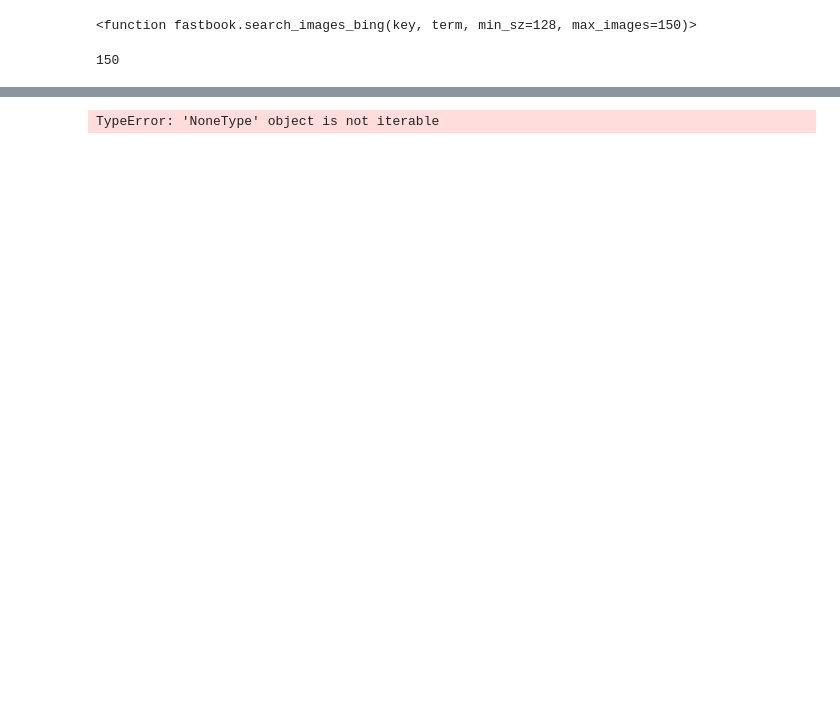
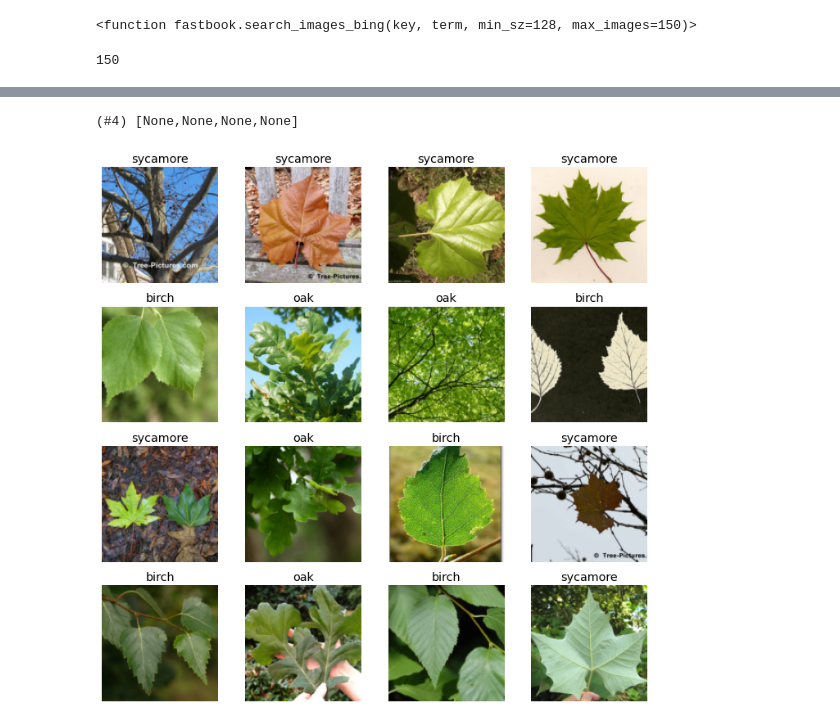
Before and after one commit to mjogrady61/deep_learning, a Jupyter notebook: my_image_app.ipynb, the cells around one changed output, grey strips where cells are left out. Saved outputs shown, nothing was run; the diff lists cells and outputs as text; code cells hidden in the pictures; blank space fills up the shorter version.

```diff
--- a/my_image_app.ipynb
+++ b/my_image_app.ipynb
@@ -27,6 +27,6 @@ download_images(dest, urls=results.attrgot('contentUrl'))
 # %% [output]
 [interactive output not drawn]
 # %%
-path = Path('trees')
+path = Path('/home/jupyter/my_fastbook/images/trees')
 tree_types = 'oak','birch','sycamore'
 # %%
@@ -51,3 +57,7 @@ fns
+# %%
+failed.map(Path.unlink)
+# %% [output]
+(#4) [None,None,None,None]
 # %%
 trees = DataBlock(
     blocks=(ImageBlock, CategoryBlock),
@@ -57,5 +67,7 @@ trees = DataBlock(
     item_tfms=Resize(128))
 # %%
 dls = trees.dataloaders(path)
-# %% [output]
-TypeError: 'NoneType' object is not iterable
+# %%
+dls.valid.show_batch(max_n=16,nrows = 4)
+# %% [output]
+[figure, added]
```
Also changed, not shown: parts of 9 cells of this notebook.
